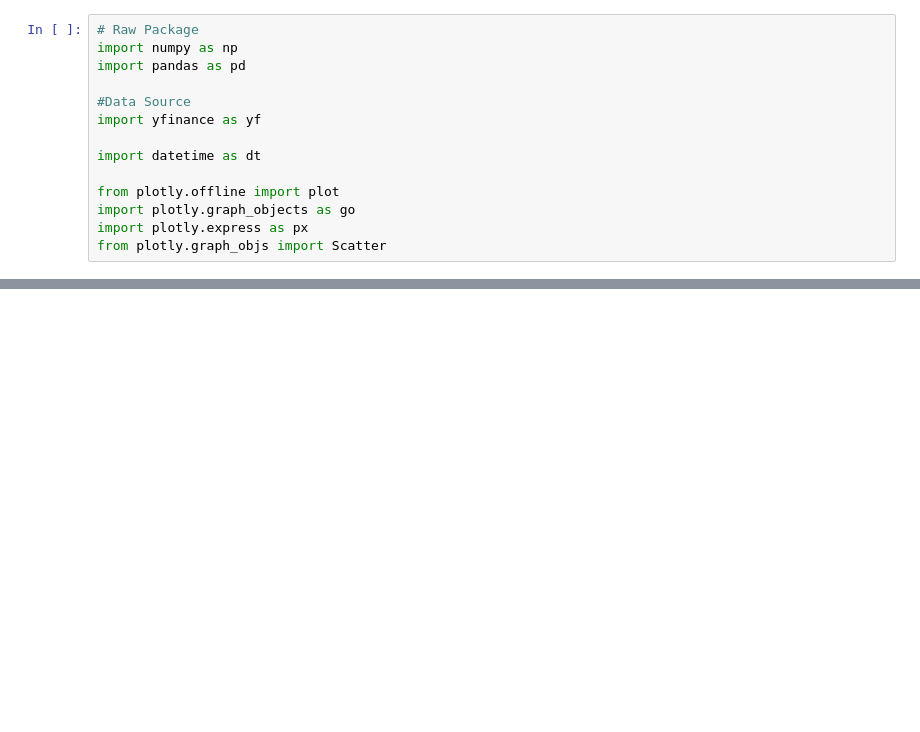
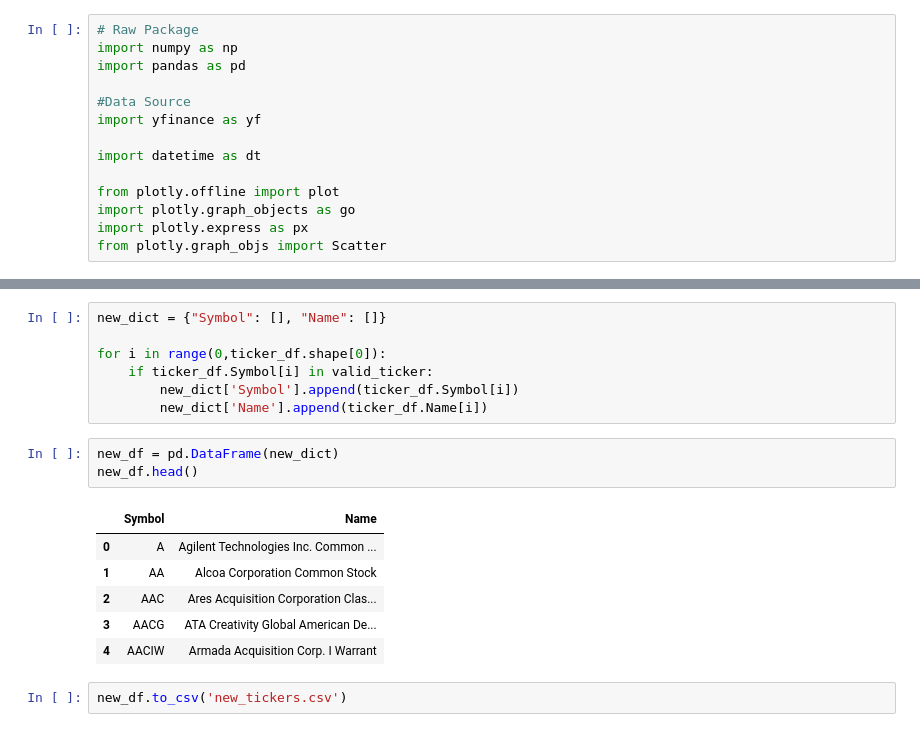
Before and after one commit to Kumar-laxmi/Stock-Prediction-System-Application, a Jupyter notebook: Machine-Learning/Stock Market Prediction.ipynb, the cells around one changed output, grey strips where cells are left out. Cells and saved outputs as stored; diff of their text form; blank space fills up the shorter version.

```diff
--- a/Machine-Learning/Stock Market Prediction.ipynb
+++ b/Machine-Learning/Stock Market Prediction.ipynb
@@ -107,0 +46,19 @@ fig.show()
+# %%
+new_dict = {"Symbol": [], "Name": []}
+
+for i in range(0,ticker_df.shape[0]):
+    if ticker_df.Symbol[i] in valid_ticker:
+        new_dict['Symbol'].append(ticker_df.Symbol[i])
+        new_dict['Name'].append(ticker_df.Name[i])
+# %%
+new_df = pd.DataFrame(new_dict)
+new_df.head()
+# %% [output]
+|  | Symbol | Name |
+| 0 | A | Agilent Technologies Inc. Common ... |
+| 1 | AA | Alcoa Corporation Common Stock |
+| 2 | AAC | Ares Acquisition Corporation Clas... |
+| 3 | AACG | ATA Creativity Global American De... |
+| 4 | AACIW | Armada Acquisition Corp. I Warrant |
+# %%
+new_df.to_csv('new_tickers.csv')
```
Also changed, not shown: parts of 8 cells of this notebook, 7 other files.
